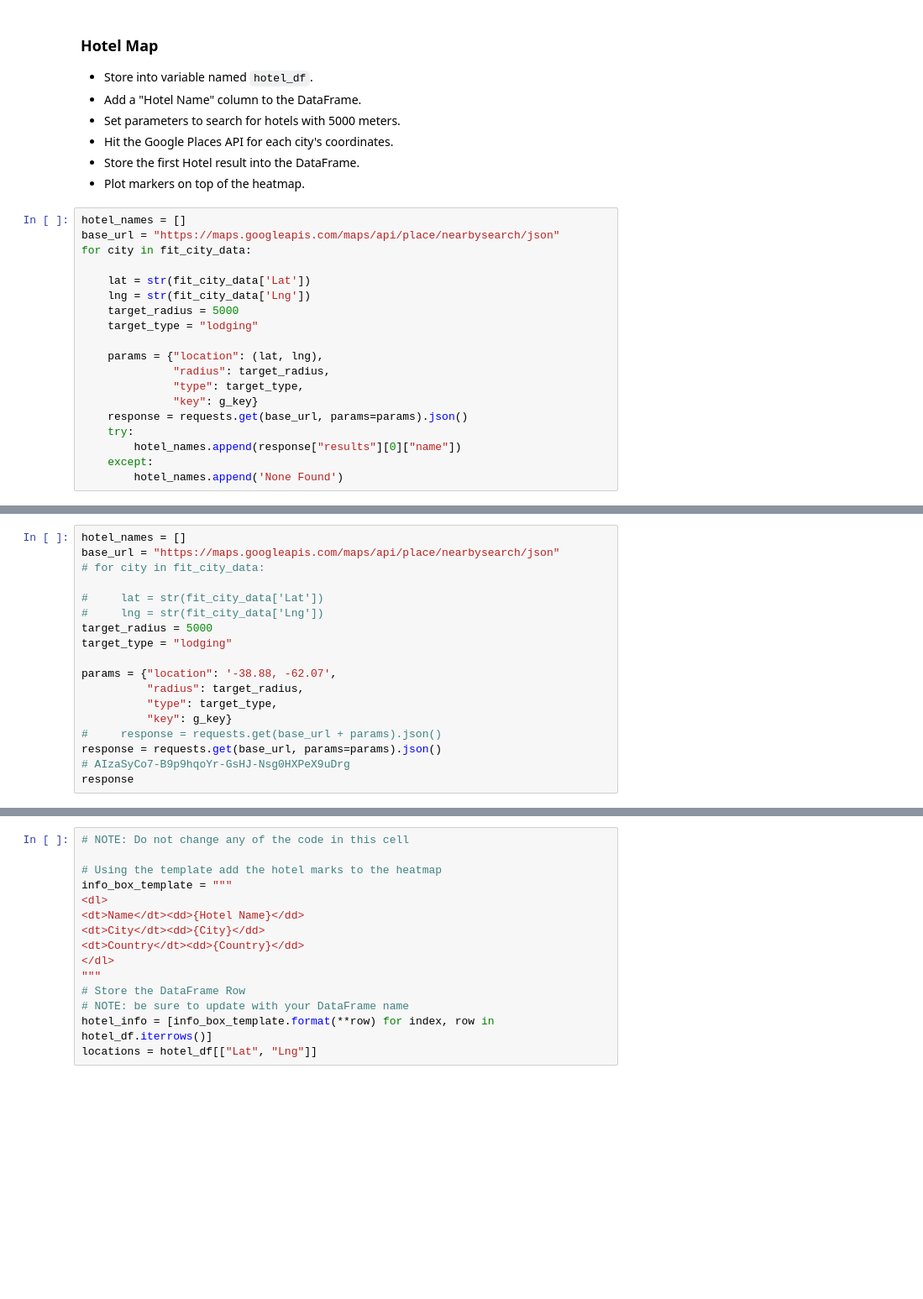
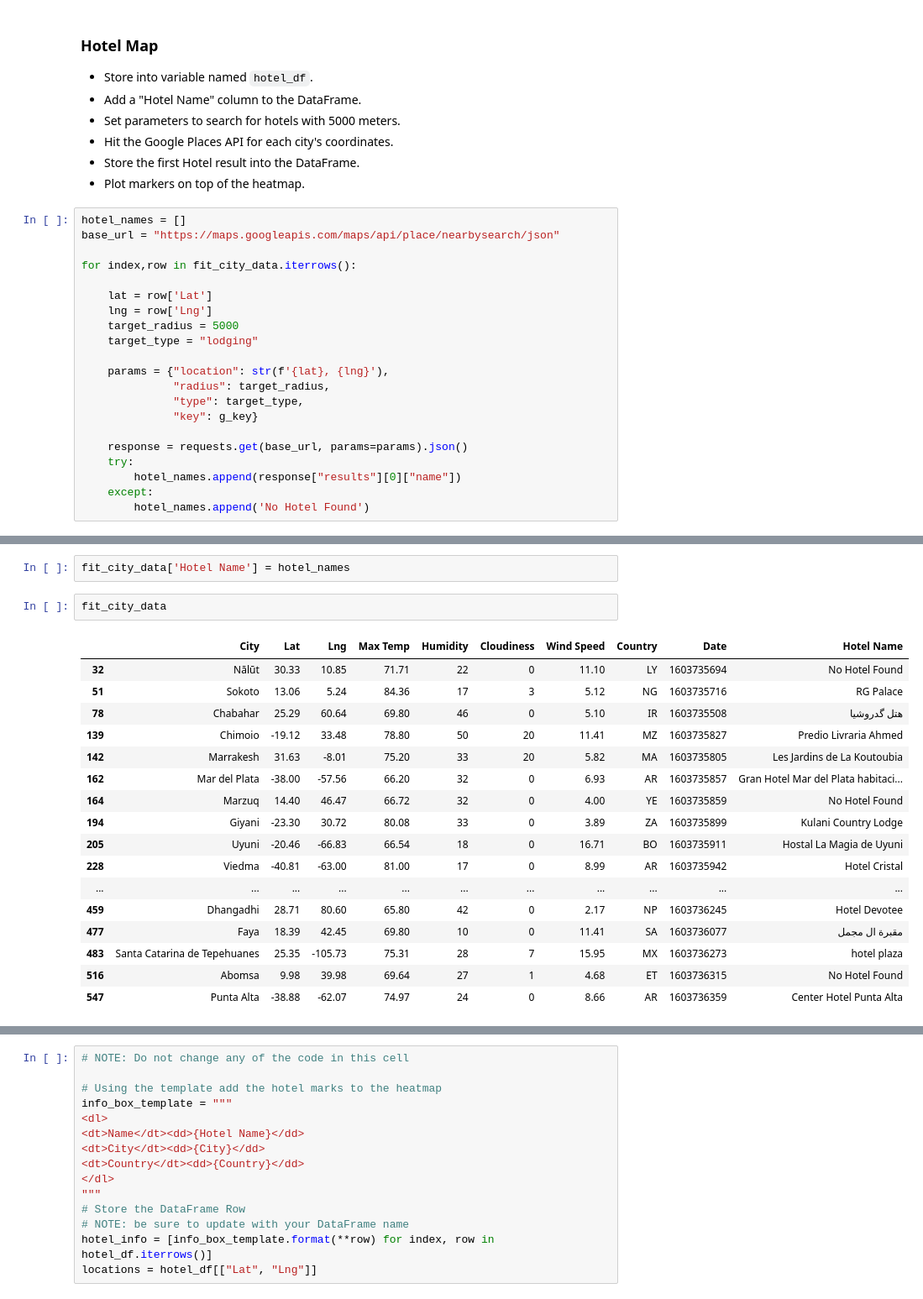
Before and after one commit to MikeEjike/Python-api-challenge, a Jupyter notebook: starter_code/VacationPy.ipynb, the cells around one changed output, grey strips where cells are left out. Shown: that part at 84% size. Saved outputs shown, nothing was run; the diff lists cells and outputs as text; blank space fills up the shorter version.

```diff
--- a/starter_code/VacationPy.ipynb
+++ b/starter_code/VacationPy.ipynb
@@ -83,19 +83,21 @@ fit_city_data
 # %%
 hotel_names = []
 base_url = "https://maps.googleapis.com/maps/api/place/nearbysearch/json"
-for city in fit_city_data:
 
-    lat = str(fit_city_data['Lat'])
-    lng = str(fit_city_data['Lng'])
+for index,row in fit_city_data.iterrows():
+
+    lat = row['Lat']
+    lng = row['Lng']
     target_radius = 5000
     target_type = "lodging"
 
-    params = {"location": (lat, lng),
+    params = {"location": str(f'{lat}, {lng}'),
               "radius": target_radius,
               "type": target_type,
               "key": g_key}
+
     response = requests.get(base_url, params=params).json()
     try:
         hotel_names.append(response["results"][0]["name"])
     except:
-        hotel_names.append('None Found')
+        hotel_names.append('No Hotel Found')
@@ -119,18 +103,0 @@ hotel_names
-# %%
-hotel_names = []
-base_url = "https://maps.googleapis.com/maps/api/place/nearbysearch/json"
-# for city in fit_city_data:
-
-#     lat = str(fit_city_data['Lat'])
-#     lng = str(fit_city_data['Lng'])
-target_radius = 5000
-target_type = "lodging"
-
-params = {"location": '-38.88, -62.07',
-          "radius": target_radius,
-          "type": target_type,
-          "key": g_key}
-#     response = requests.get(base_url + params).json()
-response = requests.get(base_url, params=params).json()
-# AIzaSyCo7-B9p9hqoYr-GsHJ-Nsg0HXPeX9uDrg
-response
@@ -154,0 +124,22 @@ response
+# %%
+fit_city_data['Hotel Name'] = hotel_names
+# %%
+fit_city_data
+# %% [output]
+|  | City | Lat | Lng | Max Temp | Humidity | Cloudiness | Wind Speed | Country | Date | Hotel Name |
+| 32 | Nālūt | 30.33 | 10.85 | 71.71 | 22 | 0 | 11.10 | LY | 1603735694 | No Hotel Found |
+| 51 | Sokoto | 13.06 | 5.24 | 84.36 | 17 | 3 | 5.12 | NG | 1603735716 | RG Palace |
+| 78 | Chabahar | 25.29 | 60.64 | 69.80 | 46 | 0 | 5.10 | IR | 1603735508 | هتل گدروشیا |
+| 139 | Chimoio | -19.12 | 33.48 | 78.80 | 50 | 20 | 11.41 | MZ | 1603735827 | Predio Livraria Ahmed |
+| 142 | Marrakesh | 31.63 | -8.01 | 75.20 | 33 | 20 | 5.82 | MA | 1603735805 | Les Jardins de La Koutoubia |
+| 162 | Mar del Plata | -38.00 | -57.56 | 66.20 | 32 | 0 | 6.93 | AR | 1603735857 | Gran Hotel Mar del Plata habitaci... |
+| 164 | Marzuq | 14.40 | 46.47 | 66.72 | 32 | 0 | 4.00 | YE | 1603735859 | No Hotel Found |
+| 194 | Giyani | -23.30 | 30.72 | 80.08 | 33 | 0 | 3.89 | ZA | 1603735899 | Kulani Country Lodge |
+| 205 | Uyuni | -20.46 | -66.83 | 66.54 | 18 | 0 | 16.71 | BO | 1603735911 | Hostal La Magia de Uyuni |
+| 228 | Viedma | -40.81 | -63.00 | 81.00 | 17 | 0 | 8.99 | AR | 1603735942 | Hotel Cristal |
+| ... | ... | ... | ... | ... | ... | ... | ... | ... | ... | ... |
+| 459 | Dhangadhi | 28.71 | 80.60 | 65.80 | 42 | 0 | 2.17 | NP | 1603736245 | Hotel Devotee |
+| 477 | Faya | 18.39 | 42.45 | 69.80 | 10 | 0 | 11.41 | SA | 1603736077 | مقبرة ال مجمل |
+| 483 | Santa Catarina de Tepehuanes | 25.35 | -105.73 | 75.31 | 28 | 7 | 15.95 | MX | 1603736273 | hotel plaza |
+| 516 | Abomsa | 9.98 | 39.98 | 69.64 | 27 | 1 | 4.68 | ET | 1603736315 | No Hotel Found |
+| 547 | Punta Alta | -38.88 | -62.07 | 74.97 | 24 | 0 | 8.66 | AR | 1603736359 | Center Hotel Punta Alta |
```
Also changed, not shown: parts of 7 cells of this notebook, 1 other file.
